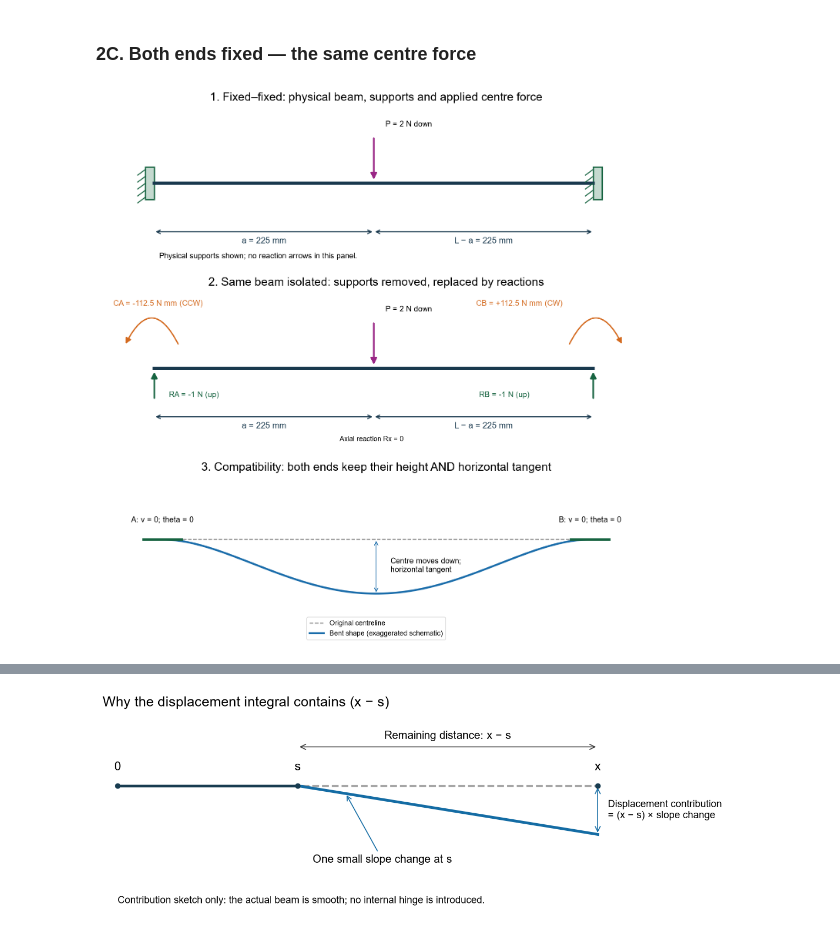
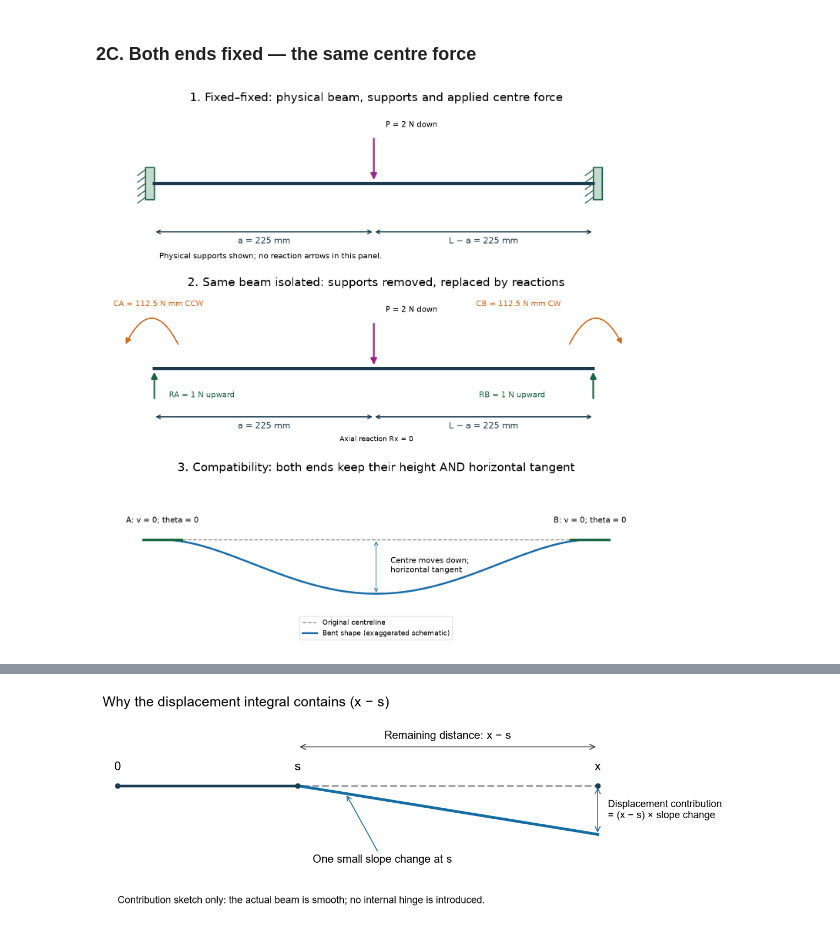
Before and after one commit to Ehsan-Roohi/Aerospace-Structures, a Jupyter notebook: notebooks/MIE446_Lecture_03_Beam_Reactions_Stress_and_Deflection.ipynb, the cells around one changed output, grey strips where cells are left out. Drawn from its saved outputs; the diff is of its cells as text; code cells hidden in the pictures.

Commit message:
Align fixed beam derivation with drawn forces and embed Beam Lab charts

```diff
--- a/notebooks/MIE446_Lecture_03_Beam_Reactions_Stress_and_Deflection.ipynb
+++ b/notebooks/MIE446_Lecture_03_Beam_Reactions_Stress_and_Deflection.ipynb
@@ -467,25 +467,28 @@ Then Rₐ = −2 − (−1) = −1 N (upward). Two transverse unknowns are found
 # %%
 #@title Figure 1C — supported system first, free body second
 fig,axes=plt.subplots(3,1,figsize=(12,12),layout='constrained')
 beam_system_or_fbd(axes[0],'fixed','1. Fixed–fixed: physical beam, supports and applied centre force')
 beam_system_or_fbd(axes[1],'fixed','2. Same beam isolated: supports removed, replaced by reactions',fbd=True)
+
+for label in axes[1].texts:
+    label.set_text(label.get_text().replace('RA = -1 N (up)','RA = 1 N upward').replace('RB = -1 N (up)','RB = 1 N upward').replace('CA = -112.5 N mm (CCW)','CA = 112.5 N mm CCW').replace('CB = +112.5 N mm (CW)','CB = 112.5 N mm CW'))
 
 ax=axes[2]
 xx=np.linspace(0,L,301)
 shape=-25*16*(xx/L)**2*(1-xx/L)**2
 ax.plot(xx,np.zeros_like(xx),'--',color='gray',label='Original centreline')
 ax.plot(xx,shape,color='#196caa',lw=3,label='Bent shape (exaggerated schematic)')
 for end,label in [(0,'A'),(L,'B')]:
     ax.plot([end-20,end+20],[0,0],color='#176441',lw=4)
     ax.text(end,8,label+': v = 0; theta = 0',ha='center',fontsize=12)
 ax.annotate('',xy=(L/2,-25),xytext=(L/2,0),arrowprops=dict(arrowstyle='<->',color='#196caa'))
 ax.text(L/2+15,-15,'Centre moves down;\nhorizontal tangent',fontsize=12)
 ax.set(xlim=(-65,L+65),ylim=(-48,30))
 ax.set_title('3. Compatibility: both ends keep their height AND horizontal tangent')
 ax.axis('off');ax.legend(loc='lower center',fontsize=11)
 plt.show()
 # %% [output]
-[figure, old version]
+[figure, new version]
 # %% [markdown]
 Both supports prevent translation and rotation. There are four transverse unknowns: Rₐ, R<sub>B</sub>, Cₐ and C<sub>B</sub>. Whole-beam equilibrium gives:
 
```
Also changed, not shown: parts of 3 cells of this notebook, 5 other files.
